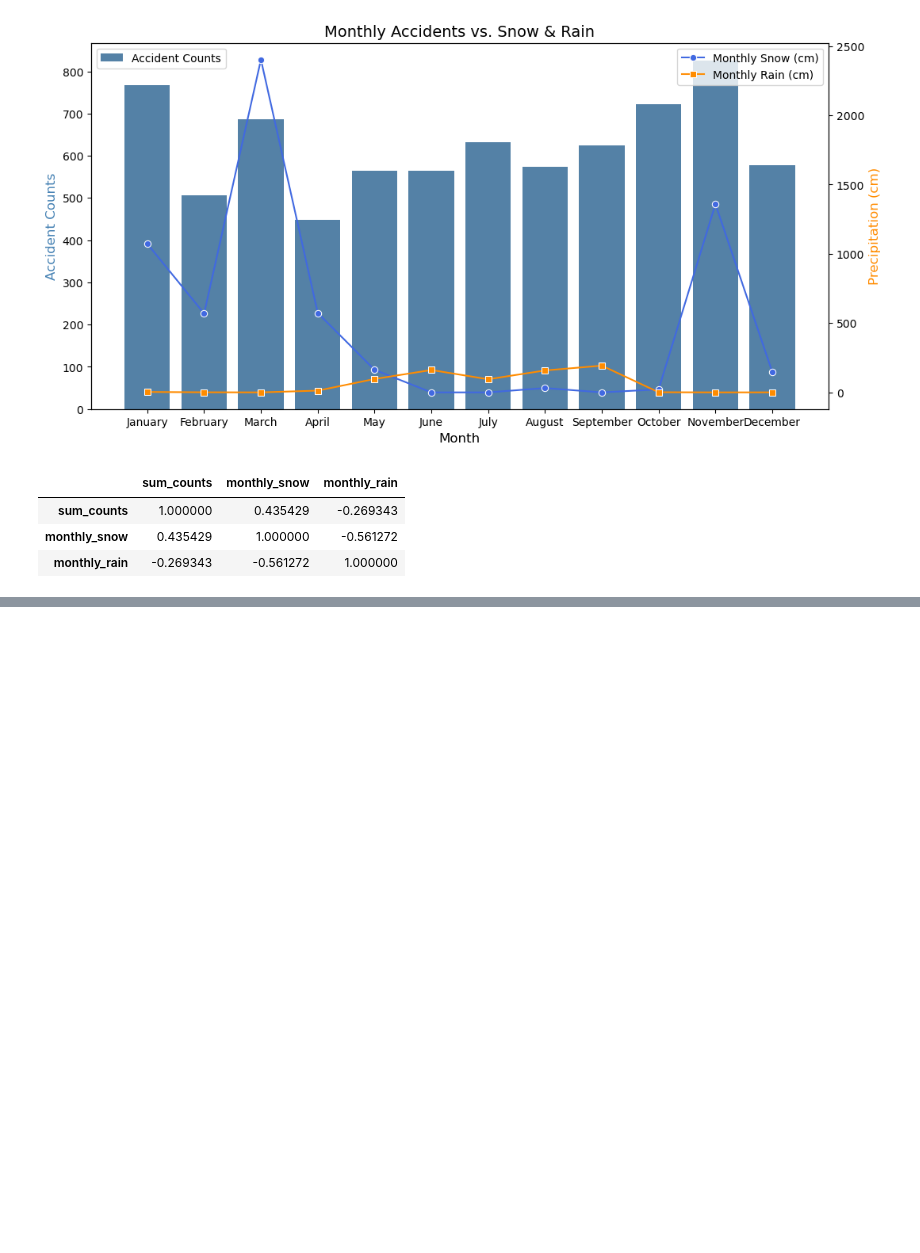
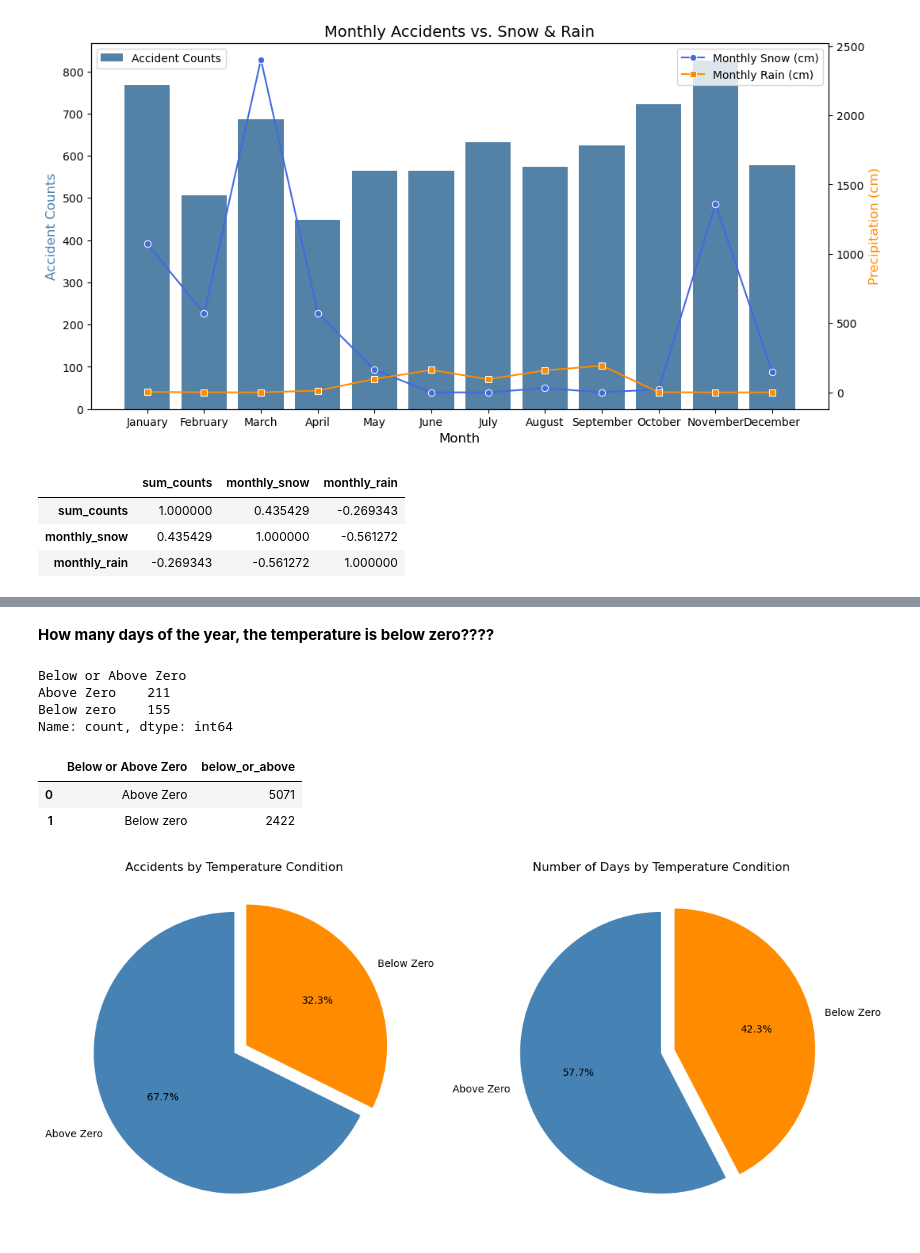
Before and after one commit to aliUofCafkhami/601-Project, a Jupyter notebook: Project 601.ipynb, the cells around one changed output, grey strips where cells are left out. Drawn from its saved outputs; the diff is of its cells as text; code cells hidden in the pictures; blank space fills up the shorter version.

```diff
--- a/Project 601.ipynb
+++ b/Project 601.ipynb
@@ -541,0 +559,47 @@ display(df_corr)
+# %% [markdown]
+**How many days of the year, the temperature is below zero????**
+# %%
+df2['Below or Above Zero'] = df['Mean Temp (°C)'].apply(below_zero)
+# df2.head(5)
+
+df2['Below or Above Zero'].value_counts()
+# %% [output]
+Below or Above Zero
+Above Zero    211
+Below zero    155
+Name: count, dtype: int64
+# %%
+# Number accidents when below zero vs. above zero
+below_or_above_zero = df.groupby('Below or Above Zero').agg(
+    below_or_above = ('Count','sum')
+).reset_index()
+below_or_above_zero
+# %% [output]
+|  | Below or Above Zero | below_or_above |
+| 0 | Above Zero | 5071 |
+| 1 | Below zero | 2422 |
+# %%
+# Let's try to plot these two together. Shall we???
+
+labels = ["Above Zero", "Below Zero"]
+explode = (0, 0.1)
+# Accident Counts
+accident_counts = [5071, 2422]
+
+# Number of Days
+number_of_days = [211, 155]
+
+# Create figure and axes
+fig, axes = plt.subplots(1, 2, figsize=(12, 6))
+
+
+axes[0].pie(accident_counts, labels=labels, autopct='%1.1f%%', colors=["steelblue", "darkorange"], startangle=90, explode = explode)
+axes[0].set_title("Accidents by Temperature Condition")
+
+axes[1].pie(number_of_days, labels=labels, autopct='%1.1f%%', colors=["steelblue", "darkorange"], startangle=90, explode = explode)
+axes[1].set_title("Number of Days by Temperature Condition")
+
+plt.tight_layout()
+plt.show()
+# %% [output]
+[figure, added]
```
Also changed, not shown: parts of 10 cells of this notebook.
